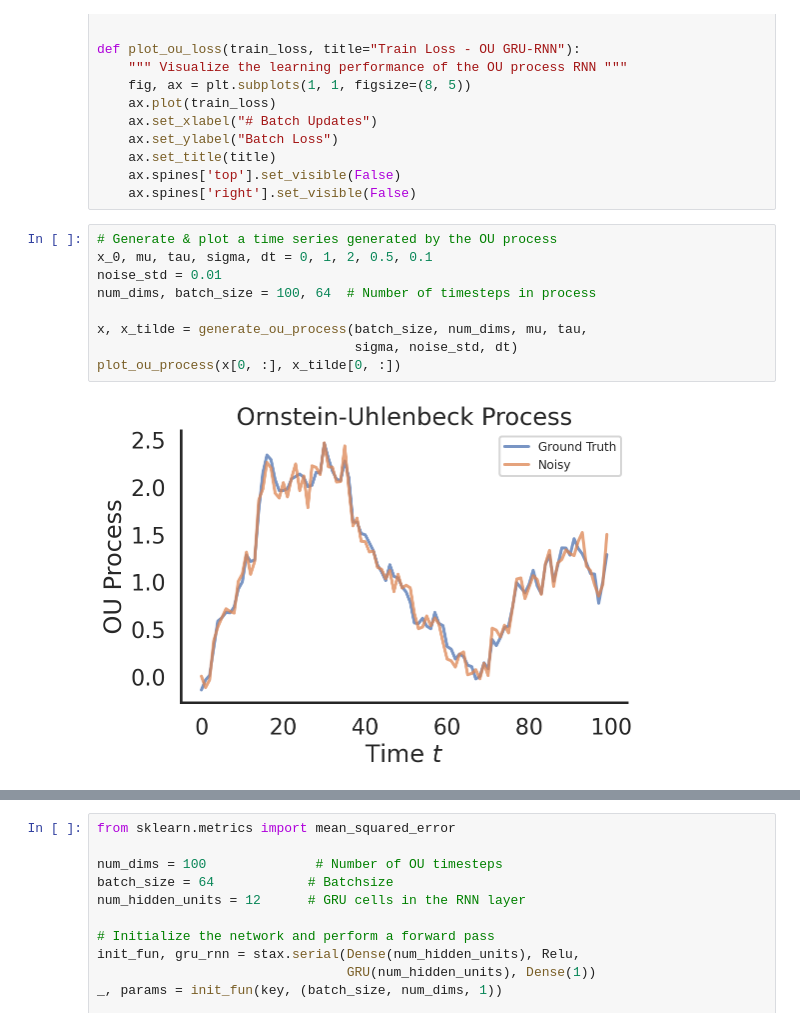
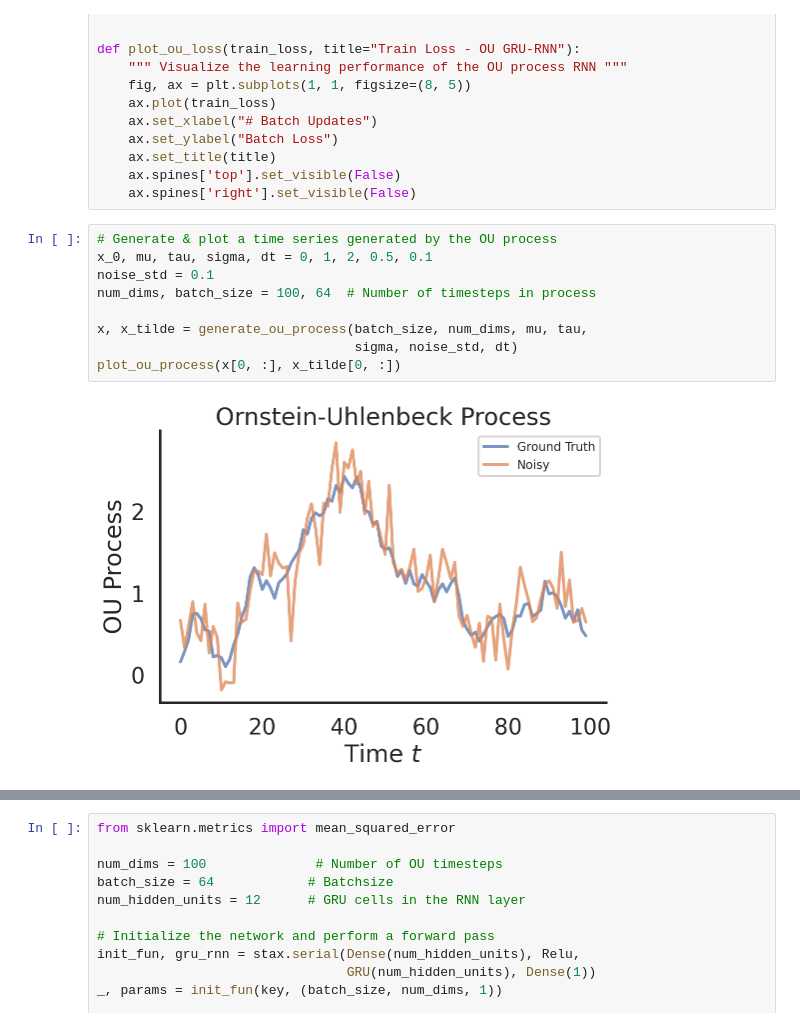
Before and after one commit to armandordorica/ECE1513_A6_RNNs_GRUs, a Jupyter notebook: ECE1513H_Assignment_6_boilerplate_Armando.ipynb, the cells around one changed output, grey strips where cells are left out. Drawn from its saved outputs; the diff is of its cells as text.

```diff
--- a/ECE1513H_Assignment_6_boilerplate_Armando.ipynb
+++ b/ECE1513H_Assignment_6_boilerplate_Armando.ipynb
@@ -71,14 +71,14 @@ def plot_ou_loss(train_loss, title="Train Loss - OU GRU-RNN"):
 # %%
 # Generate & plot a time series generated by the OU process
 x_0, mu, tau, sigma, dt = 0, 1, 2, 0.5, 0.1
-noise_std = 0.01
+noise_std = 0.1
 num_dims, batch_size = 100, 64  # Number of timesteps in process
 
 x, x_tilde = generate_ou_process(batch_size, num_dims, mu, tau,
                                  sigma, noise_std, dt)
 plot_ou_process(x[0, :], x_tilde[0, :])
 # %% [output]
-[figure, old version]
+[figure, new version]
 # %%
 from jax.nn import sigmoid
 from jax.nn.initializers import glorot_normal, normal
```
Also changed, not shown: parts of 4 cells of this notebook.
